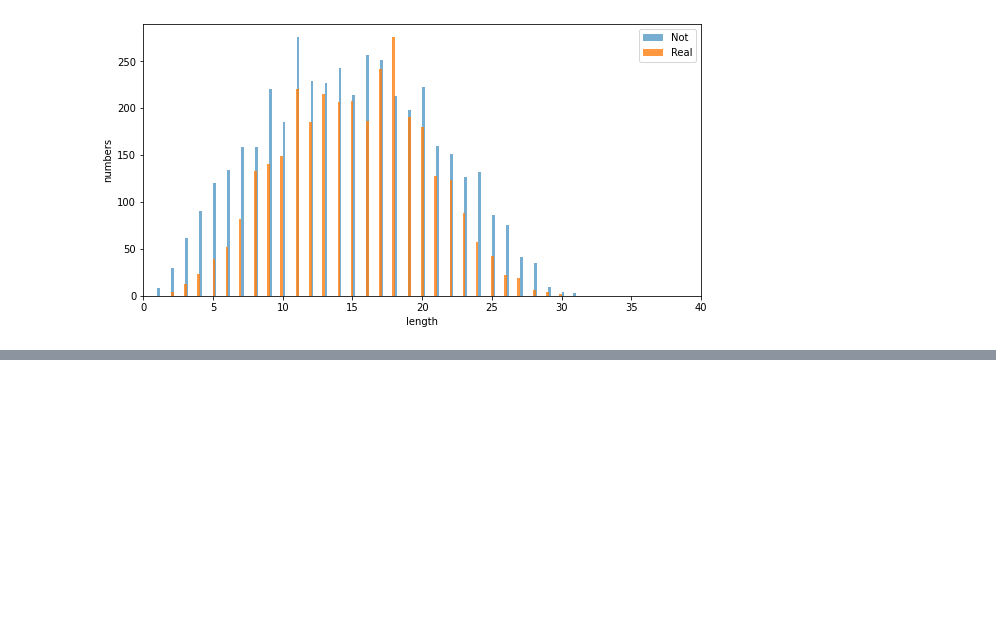
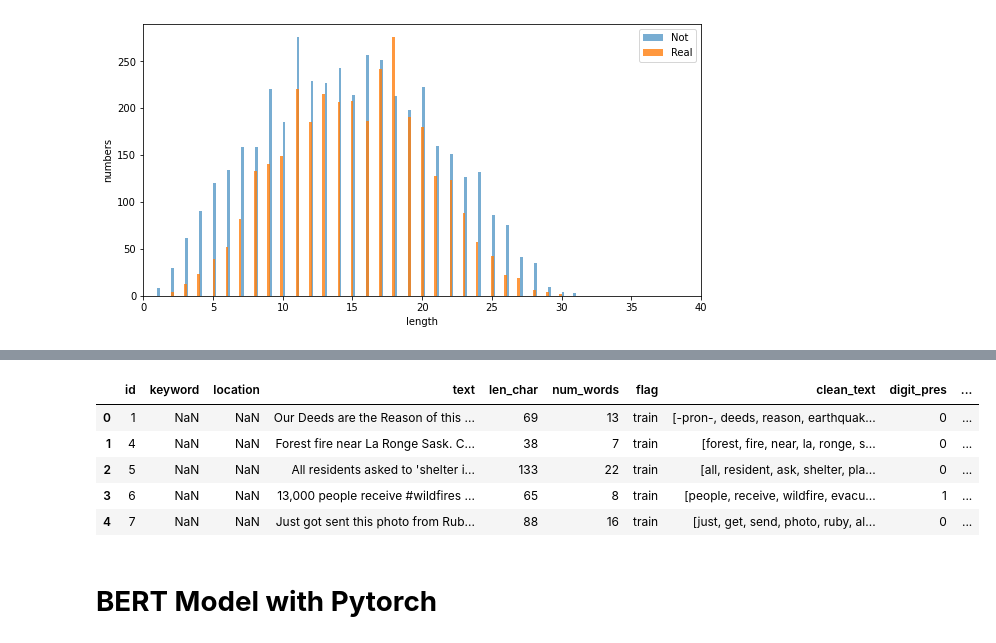
Before and after one commit to adarsh-meher/Kaggle---Predict-Real-disaster-tweets, a Jupyter notebook: Kaggle_Real_or_not_Disaster_Tweet.ipynb, the cells around one changed output, grey strips where cells are left out. Drawn from its saved outputs; the diff is of its cells as text; code cells hidden in the pictures; blank space fills up the shorter version.

```diff
--- a/Kaggle_Real_or_not_Disaster_Tweet.ipynb
+++ b/Kaggle_Real_or_not_Disaster_Tweet.ipynb
@@ -464,3 +478,8 @@ total_data['clean_text'] = total_data[['text','keyword']].apply(lambda u : clean
+# %%
+total_data['text_with_depparse'] = total_data['clean_text'].apply(lambda x : [ '/'.join(list(i)) for i in [ (token.text,token.dep_) for token in nlp(' '.join(x))] ])
+# %%
+total_data['text_with_ner'] = total_data['clean_text'].apply(lambda x : [ '/'.join(list(i)) for i in [ (token.text,token.label_) for token in nlp(' '.join(x)).ents] ])
 # %%
-train_data = train_data[train_data['flag'] == 'train']
-test_data = test_data[test_data['flag'] == 'test']
+##### Final train/test data.
+train_data = total_data[total_data['flag'] == 'train']
+test_data = total_data[total_data['flag'] == 'test']
@@ -482,0 +488,3 @@ total_data
+# %%
+train_data['clean_text_joined'] = train_data['clean_text'].apply(lambda x : ' '.join([ i for i in x if i != '-pron-' ]))
+test_data['clean_text_joined'] = test_data['clean_text'].apply(lambda x : ' '.join([ i for i in x if i != '-pron-' ]))
@@ -482,0 +501,9 @@ total_data
+# %%
+train_data.head()
+# %% [output]
+|  | id | keyword | location | text | len_char | num_words | flag | clean_text | digit_pres | ... |
+| 0 | 1 | NaN | NaN | Our Deeds are the Reason of this ... | 69 | 13 | train | [-pron-, deeds, reason, earthquak... | 0 | ... |
+| 1 | 4 | NaN | NaN | Forest fire near La Ronge Sask. C... | 38 | 7 | train | [forest, fire, near, la, ronge, s... | 0 | ... |
+| 2 | 5 | NaN | NaN | All residents asked to 'shelter i... | 133 | 22 | train | [all, resident, ask, shelter, pla... | 0 | ... |
+| 3 | 6 | NaN | NaN | 13,000 people receive #wildfires ... | 65 | 8 | train | [people, receive, wildfire, evacu... | 1 | ... |
+| 4 | 7 | NaN | NaN | Just got sent this photo from Rub... | 88 | 16 | train | [just, get, send, photo, ruby, al... | 0 | ... |
@@ -482,0 +517,2 @@ total_data
+# %% [markdown]
+# **BERT Model with Pytorch**
```
Also changed, not shown: parts of 38 cells of this notebook.
